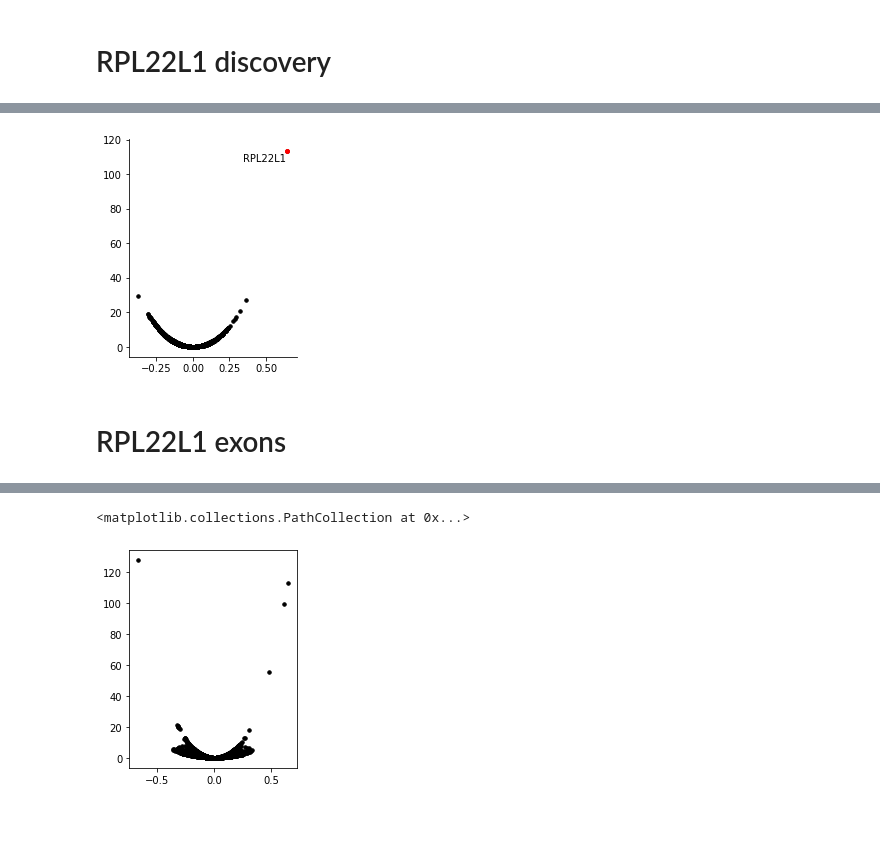
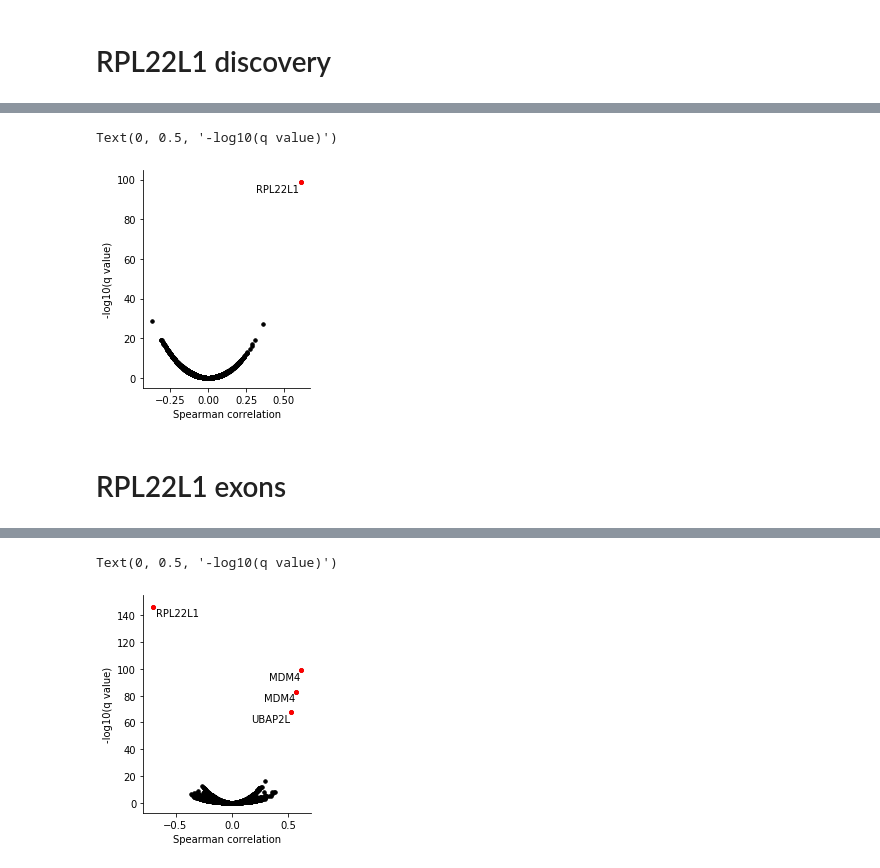
Before and after one commit to kevinhu/ccle-2019-analysis, a Jupyter notebook: notebooks/figure4_mdm4-splicing.ipynb, the cells around one changed output, grey strips where cells are left out. Cells and saved outputs as stored; diff of their text form; code cells hidden in the pictures; blank space fills up the shorter version.

Commit message:
Spearman

```diff
--- a/notebooks/figure4_mdm4-splicing.ipynb
+++ b/notebooks/figure4_mdm4-splicing.ipynb
@@ -324,27 +332,39 @@ ax.scatter(x,y,c="black",rasterized=True,s=12)
 
 for x_pos,y_pos,label in zip(x[significants],y[significants],labels[significants]):
     plt.scatter(x_pos,y_pos,c="red",s=16)
-    plt.text(x_pos-0.01, y_pos-1, label, ha='right', va='top')
+    if x_pos>0:
+        plt.text(x_pos-0.01, y_pos-1, label, ha='right', va='top')
+    else:
+        plt.text(x_pos+0.025, y_pos-1, label, ha='left', va='top')
 
 ax.spines["top"].set_visible(False)
 ax.spines["right"].set_visible(False)
+
+plt.xlabel("Spearman correlation")
+plt.ylabel("-log10(q value)")
 # %% [output]
+Text(0, 0.5, '-log10(q value)')
-[figure, old version]
+[figure, new version]
 # %% [markdown]
 # RPL22L1 exons
 # %%
 rpl22l1_correlates = pd.DataFrame()
 rpl22l1_correlates["exon"] = exonusage.columns
 
+
 def correlate_rpl22l1(row):
     exon = row["exon"]
 
-    row["r"],row["pval"] = correlate_nan(ccle_genex["RPL22L1_ENSG00000163584.13"],
-                             exonusage[exon])
+    row["r"], row["pval"] = correlate_nan(ccle_genex["RPL22L1_ENSG00000163584.13"],
+                                          exonusage[exon],
+                                          method="spearman"
+                                         )
 
     return row
 
-rpl22l1_correlates = rpl22l1_correlates.progress_apply(correlate_rpl22l1,axis=1)
+
+rpl22l1_correlates = rpl22l1_correlates.progress_apply(
+    correlate_rpl22l1, axis=1)
 # %% [output]
 [interactive output not drawn]
 # %%
@@ -353,23 +373,29 @@ rpl22l1_correlates["qval"] = multipletests(rpl22l1_correlates["pval"],alpha=0.01
 # %%
 plt.figure(figsize=(3,4))
 
 ax = plt.subplot(111)
 
 x = rpl22l1_correlates["r"]
 y = -np.log10(rpl22l1_correlates["qval"])
 
 significants = y>50
 
-labels = np.array(rpl22l1_correlates["gene"].str.split("_").str[0])
+labels = np.array(rpl22l1_correlates["exon"].str.split("_").str[0])
 
 ax.scatter(x,y,c="black",rasterized=True,s=12)
 
-# for x_pos,y_pos,label in zip(x[significants],y[significants],labels[significants]):
-#     plt.scatter(x_pos,y_pos,c="red",s=16)
-#     plt.text(x_pos-0.01, y_pos-1, label, ha='right', va='top')
+for x_pos,y_pos,label in zip(x[significants],y[significants],labels[significants]):
+    plt.scatter(x_pos,y_pos,c="red",s=16)
+    if x_pos>0:
+        plt.text(x_pos-0.01, y_pos-1, label, ha='right', va='top')
+    else:
+        plt.text(x_pos+0.025, y_pos-1, label, ha='left', va='top')
 
-# ax.spines["top"].set_visible(False)
-# ax.spines["right"].set_visible(False)
+ax.spines["top"].set_visible(False)
+ax.spines["right"].set_visible(False)
+
+plt.xlabel("Spearman correlation")
+plt.ylabel("-log10(q value)")
 # %% [output]
-<matplotlib.collections.PathCollection at 0x...>
+Text(0, 0.5, '-log10(q value)')
-[figure, old version]
+[figure, new version]
```
Also changed, not shown: parts of 2 cells of this notebook.
